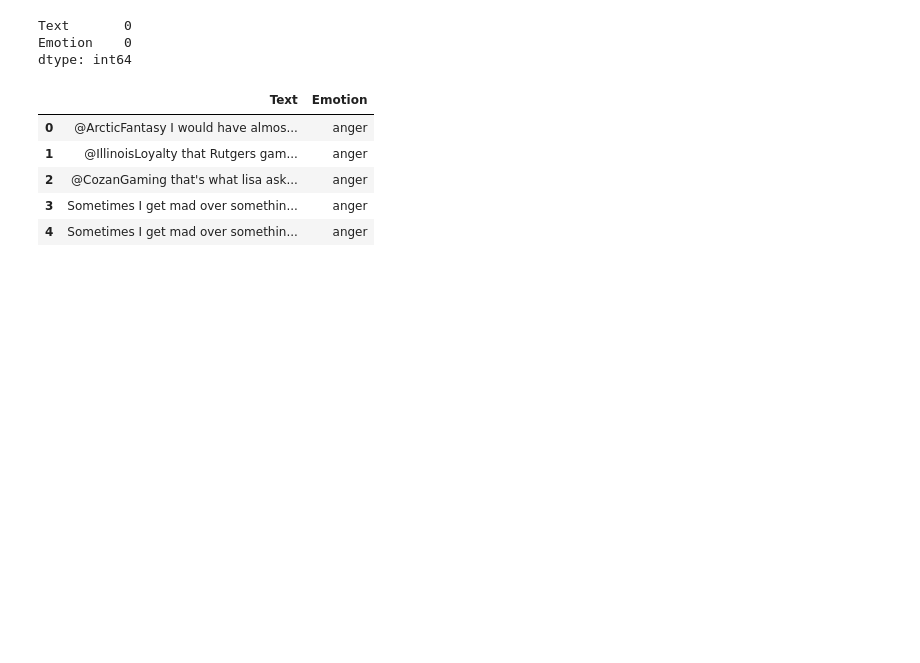
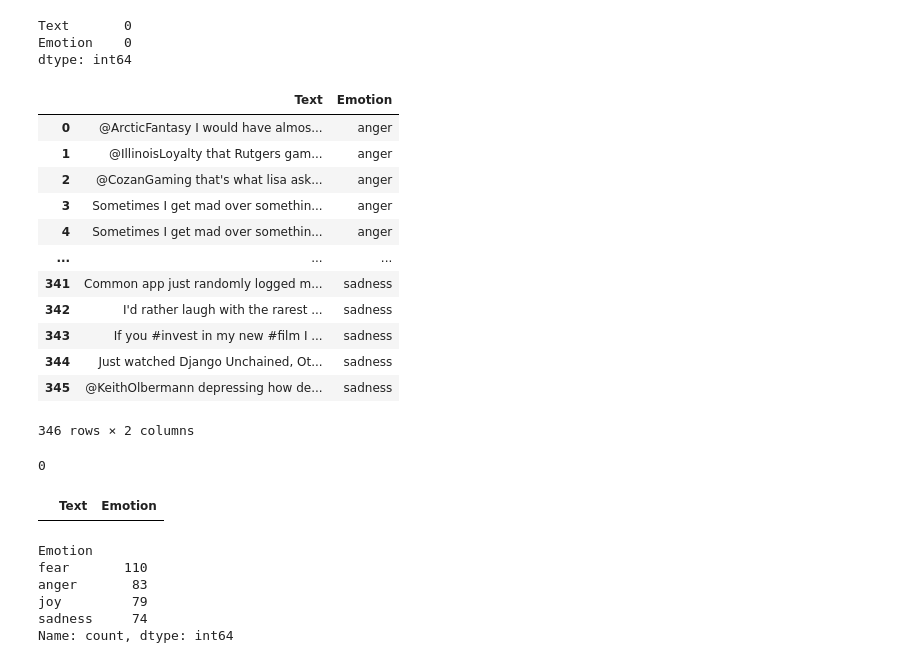
Before and after one commit to AnnaJazayeri/Emotion_Detection_from_Text, a Jupyter notebook: Emotion tweets.ipynb, the cells around one changed output. Saved outputs shown, nothing was run; the diff lists cells and outputs as text; code cells hidden in the pictures; blank space fills up the shorter version.

```diff
--- a/Emotion tweets.ipynb
+++ b/Emotion tweets.ipynb
@@ -37,11 +49,35 @@ Text       0
 Emotion    0
 dtype: int64
 # %%
-train_data.head()
+train_data
 # %% [output]
 |  | Text | Emotion |
 | 0 | @ArcticFantasy I would have almos... | anger |
 | 1 | @IllinoisLoyalty that Rutgers gam... | anger |
 | 2 | @CozanGaming that's what lisa ask... | anger |
 | 3 | Sometimes I get mad over somethin... | anger |
 | 4 | Sometimes I get mad over somethin... | anger |
+| ... | ... | ... |
+| 341 | Common app just randomly logged m... | sadness |
+| 342 | I'd rather laugh with the rarest ... | sadness |
+| 343 | If you #invest in my new #film I ... | sadness |
+| 344 | Just watched Django Unchained, Ot... | sadness |
+| 345 | @KeithOlbermann depressing how de... | sadness |
+346 rows × 2 columns
+# %%
+train_data.duplicated().sum()
+# %% [output]
+0
+# %%
+train_data[train_data.duplicated() == True]
+# %% [output]
+|  | Text | Emotion |
+# %%
+train_data['Emotion'].value_counts()
+# %% [output]
+Emotion
+fear       110
+anger       83
+joy         79
+sadness     74
+Name: count, dtype: int64
```
Also changed, not shown: parts of 23 cells of this notebook.
